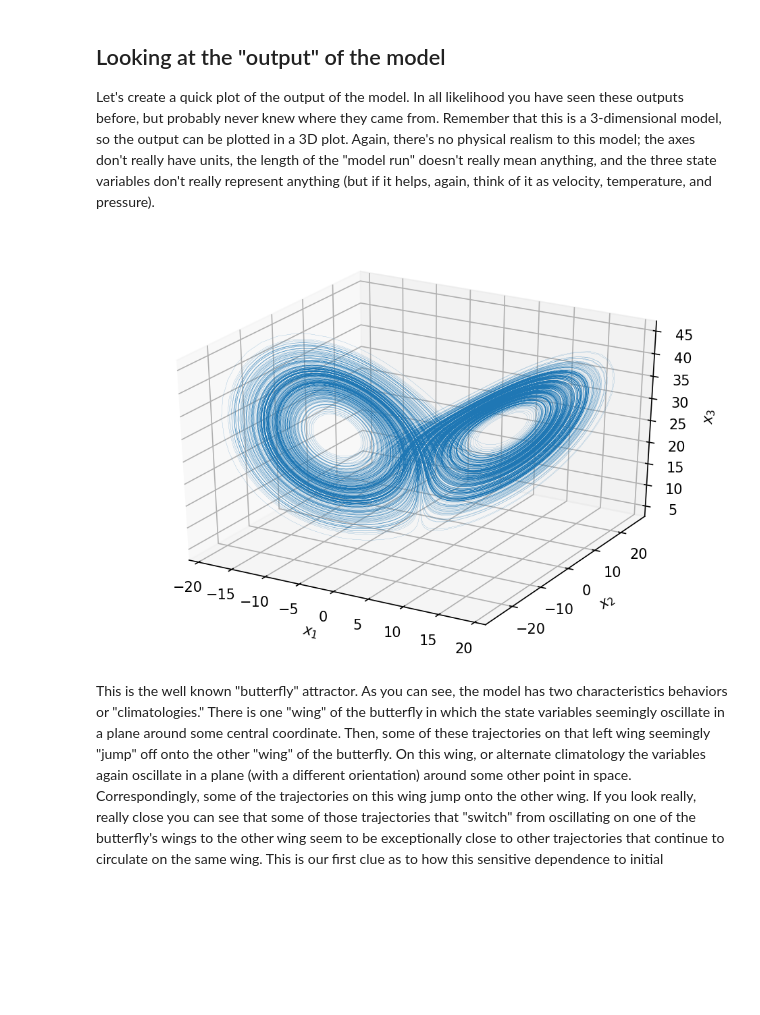
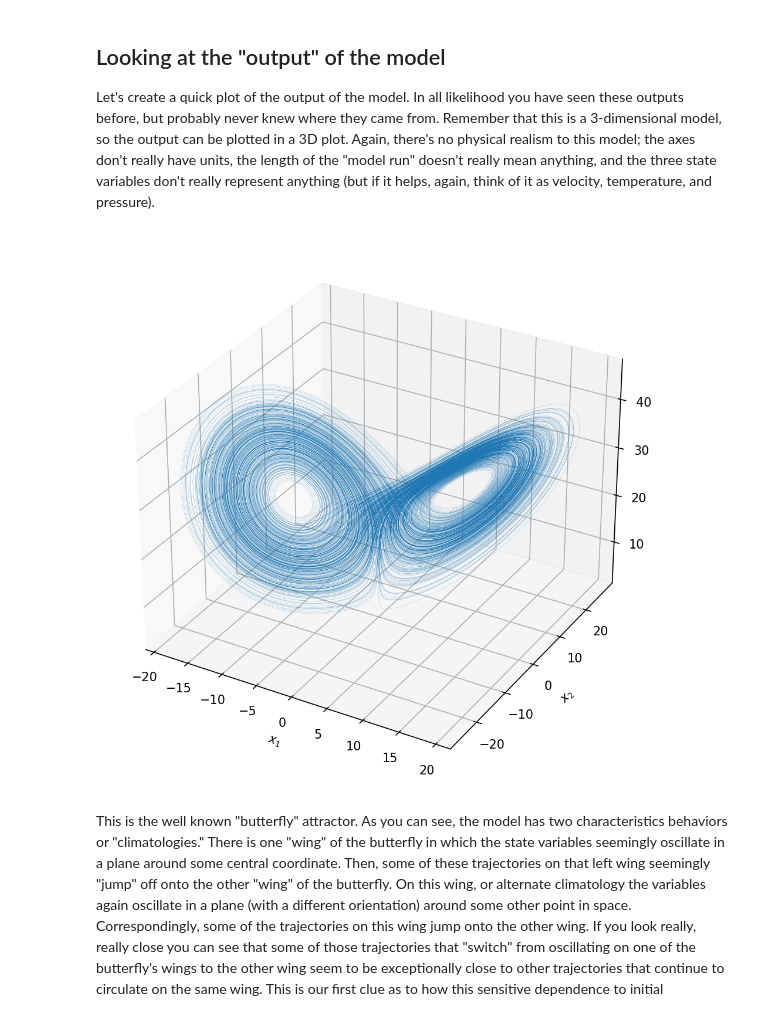
Before and after one commit to LejoFlores/Earth-and-Environmental-Systems-Modeling, a Jupyter notebook: mod06_Nonlinear-Advection-Chaos/mod06_Lorenz63_demo.ipynb, the cells around one changed output. Drawn from its saved outputs; the diff is of its cells as text; code cells hidden in the pictures; blank space fills up the shorter version.

Commit message:
Fix depracated pylab reference in mod06

```diff
--- a/mod06_Nonlinear-Advection-Chaos/mod06_Lorenz63_demo.ipynb
+++ b/mod06_Nonlinear-Advection-Chaos/mod06_Lorenz63_demo.ipynb
@@ -99,21 +99,20 @@ while r.successful() and r.t < nt_run - dt:
 Let's create a quick plot of the output of the model. In all likelihood you have seen these outputs before, but probably never knew where they came from. Remember that this is a 3-dimensional model, so the output can be plotted in a 3D plot. Again, there's no physical realism to this model; the axes don't really have units, the length of the "model run" doesn't really mean anything, and the three state variables don't really represent anything (but if it helps, again, think of it as velocity, temperature, and pressure).
 # %%
 # Import our plotting library
-import pylab as plt
-import mpl_toolkits.mplot3d.axes3d as plt3
+import matplotlib.pyplot as plt
+#import mpl_toolkits.mplot3d.axes3d as plt3
 
 # Set some key attributes like the size and resolution of the figure, and create axis labels
-fig = plt.figure(figsize=(6,4), dpi=150)
-ax  = plt3.Axes3D(fig)
+ax = plt.figure(figsize=(10,8), dpi=150).add_subplot(projection='3d')
 ax.set_xlabel(r'$x_1$')
 ax.set_ylabel(r'$x_2$')
 ax.set_zlabel(r'$x_3$')
 
 # Create the plot of the trajectory and show it
 ax.plot3D(X[0,],X[1,],X[2,],linewidth=0.075)
 plt.show()
 # %% [output]
-[figure, old version]
+[figure, new version]
 # %% [markdown]
 This is the well known "butterfly" attractor. As you can see, the model has two characteristics behaviors or "climatologies." There is one "wing" of the butterfly in which the state variables seemingly oscillate in a plane around some central coordinate. Then, some of these trajectories on that left wing seemingly "jump" off onto the other "wing" of the butterfly. On this wing, or alternate climatology the variables again oscillate in a plane (with a different orientation) around some other point in space. Correspondingly, some of the trajectories on this wing jump onto the other wing. If you look really, really close you can see that some of those trajectories that "switch" from oscillating on one of the butterfly's wings to the other wing seem to be exceptionally close to other trajectories that continue to circulate on the same wing. This is our first clue as to how this sensitive dependence to initial conditions expresses itself.
 
```
Also changed, not shown: parts of 1 cell of this notebook, 1 other file.
